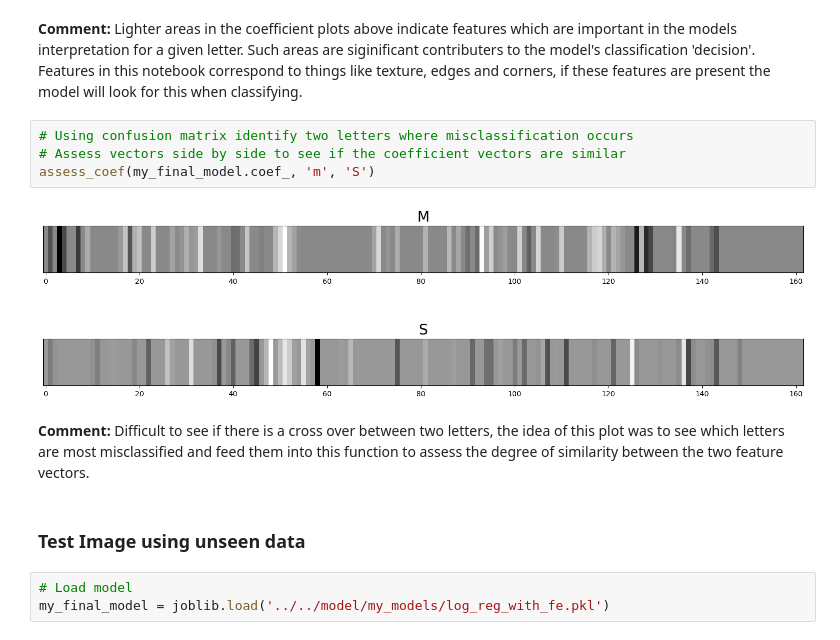
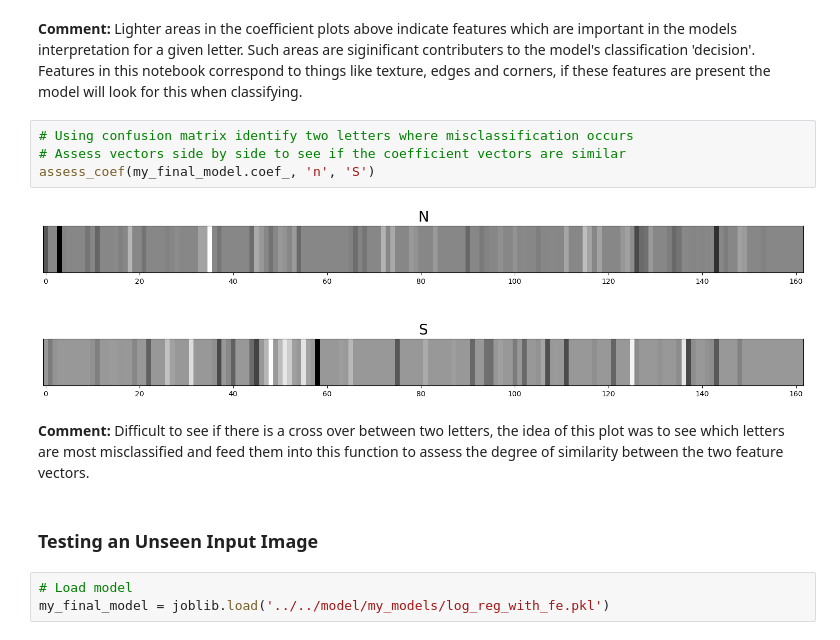
Before and after one commit to simrenbasra/Sign_Lingual, a Jupyter notebook: notebooks/02_logistic_regression/02-log-reg-feature-extraction.ipynb, the cells around one changed output. Saved outputs shown, nothing was run; the diff lists cells and outputs as text.

```diff
--- a/notebooks/02_logistic_regression/02-log-reg-feature-extraction.ipynb
+++ b/notebooks/02_logistic_regression/02-log-reg-feature-extraction.ipynb
@@ -344,14 +342,14 @@ Lighter areas in the coefficient plots above indicate features which are importa
 # %%
 # Using confusion matrix identify two letters where misclassification occurs
 # Assess vectors side by side to see if the coefficient vectors are similar
-assess_coef(my_final_model.coef_, 'm', 'S')
+assess_coef(my_final_model.coef_, 'n', 'S')
 # %% [output]
-[figure, old version]
+[figure, new version]
 # %% [markdown]
 **Comment:**
 Difficult to see if there is a cross over between two letters, the idea of this plot was to see which letters are most misclassified and feed them into this function to assess the degree of similarity between the two feature vectors.
-# %% [markdown]
-### Test Image using unseen data
+# %% [markdown]
+### Testing an Unseen Input Image
 # %%
 # Load model
 my_final_model = joblib.load('../../model/my_models/log_reg_with_fe.pkl')
```
Also changed, not shown: parts of 6 cells of this notebook.
